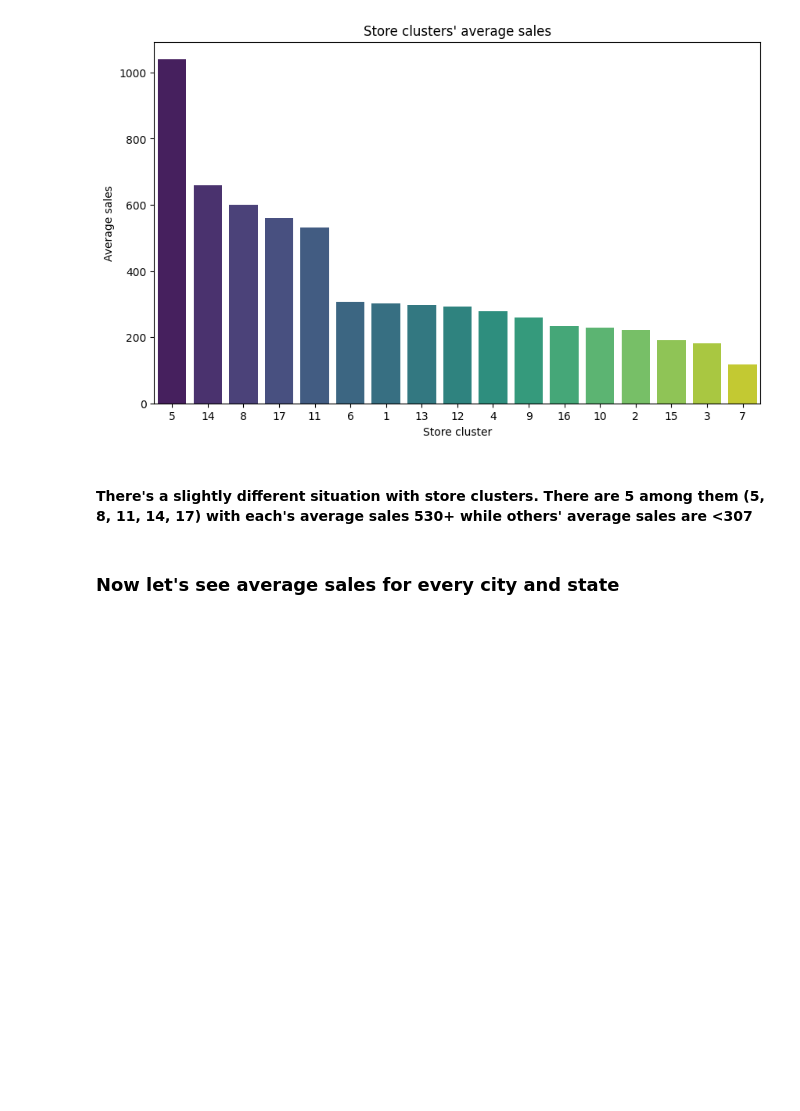
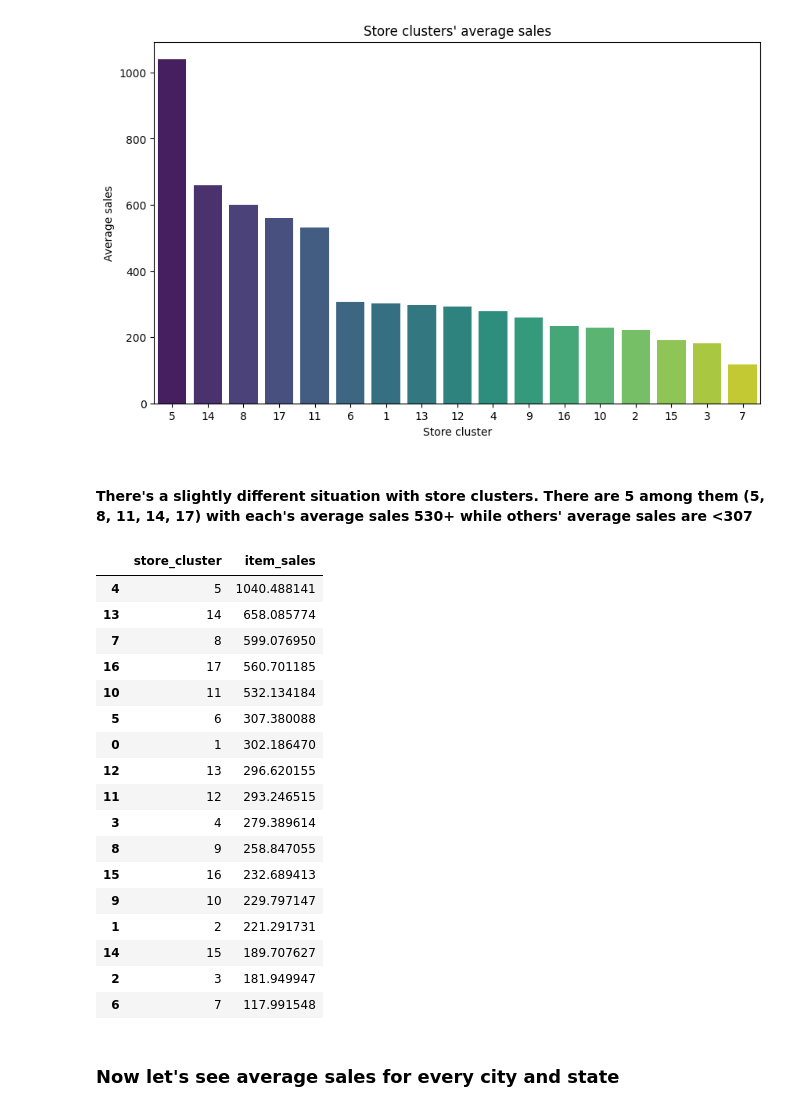
Before and after one commit to StanislavYatsevich/Store_Sales, a Jupyter notebook: notebooks/EDA.ipynb, the cells around one changed output. Drawn from its saved outputs; the diff is of its cells as text; code cells hidden in the pictures; blank space fills up the shorter version.

```diff
--- a/notebooks/EDA.ipynb
+++ b/notebooks/EDA.ipynb
@@ -363,6 +361,27 @@ plt.show()
 [figure]
 # %% [markdown]
 #### There's a slightly different situation with store clusters. There are 5 among them (5, 8, 11, 14, 17) with each's average sales 530+ while others' average sales are <307
+# %%
+store_cluster_sales_summary
+# %% [output]
+|  | store_cluster | item_sales |
+| 4 | 5 | 1040.488141 |
+| 13 | 14 | 658.085774 |
+| 7 | 8 | 599.076950 |
+| 16 | 17 | 560.701185 |
+| 10 | 11 | 532.134184 |
+| 5 | 6 | 307.380088 |
+| 0 | 1 | 302.186470 |
+| 12 | 13 | 296.620155 |
+| 11 | 12 | 293.246515 |
+| 3 | 4 | 279.389614 |
+| 8 | 9 | 258.847055 |
+| 15 | 16 | 232.689413 |
+| 9 | 10 | 229.797147 |
+| 1 | 2 | 221.291731 |
+| 14 | 15 | 189.707627 |
+| 2 | 3 | 181.949947 |
+| 6 | 7 | 117.991548 |
 # %% [markdown]
 ### Now let's see average sales for every city and state
 # %%
```
Also changed, not shown: parts of 2 cells of this notebook, 3 other files.
